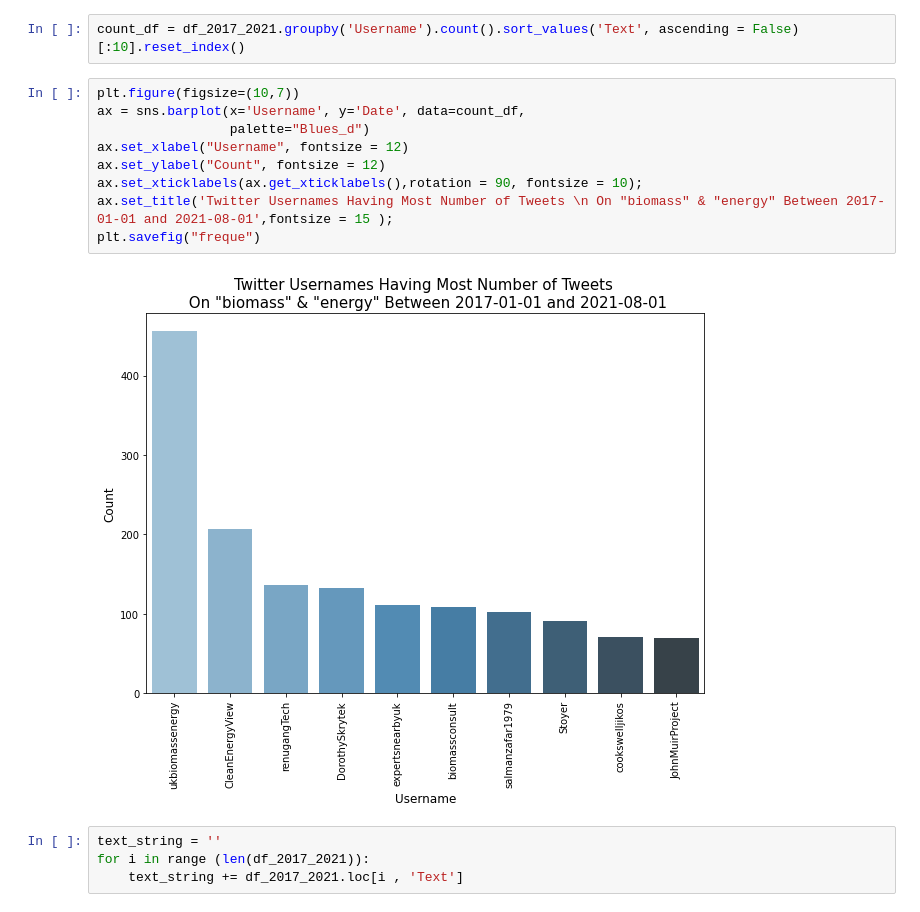
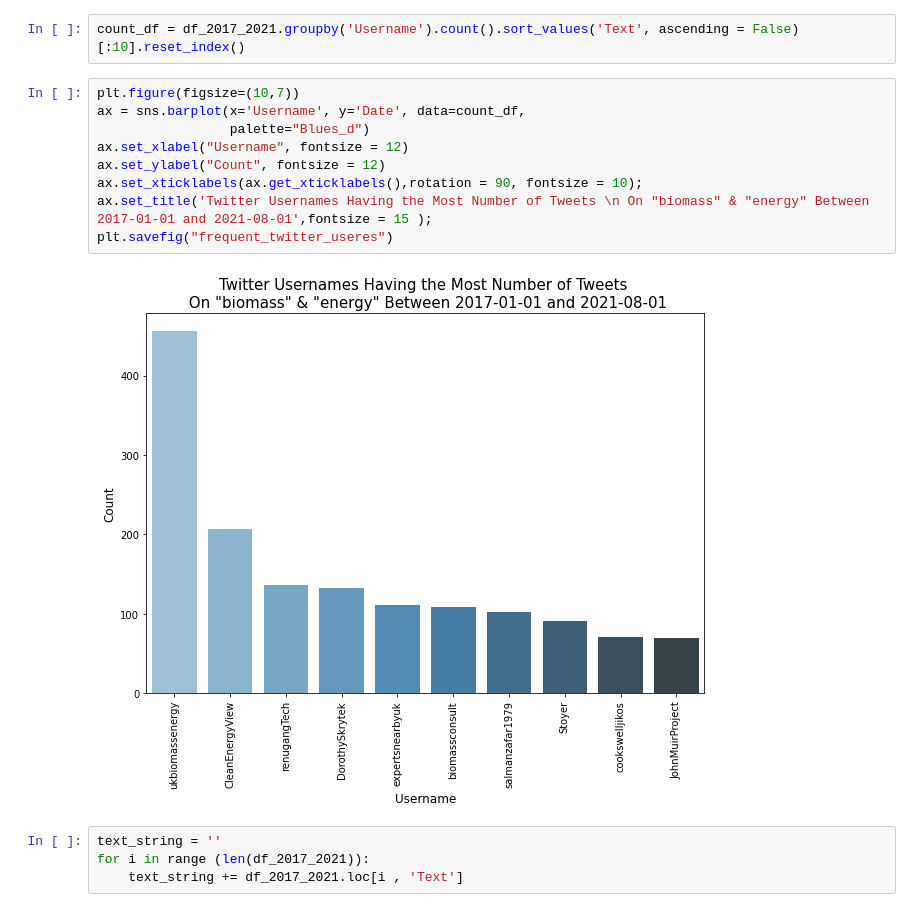
Before and after one commit to Ladan-n/Clean-Energy-Tweets-Analysis, a Jupyter notebook: tweets_analysis_biomass.ipynb, the cells around one changed output. Cells and saved outputs as stored; diff of their text form.

Commit message:
Edits the most twitter accounts graph title.

```diff
--- a/tweets_analysis_biomass.ipynb
+++ b/tweets_analysis_biomass.ipynb
@@ -208,14 +208,14 @@ count_df = df_2017_2021.groupby('Username').count().sort_values('Text', ascendin
 # %%
 plt.figure(figsize=(10,7))
 ax = sns.barplot(x='Username', y='Date', data=count_df,
                  palette="Blues_d")
 ax.set_xlabel("Username", fontsize = 12)
 ax.set_ylabel("Count", fontsize = 12)
 ax.set_xticklabels(ax.get_xticklabels(),rotation = 90, fontsize = 10);
-ax.set_title('Twitter Usernames Having Most Number of Tweets \n On "biomass" & "energy" Between 2017-01-01 and 2021-08-01',fontsize = 15 );
-plt.savefig("freque")
+ax.set_title('Twitter Usernames Having the Most Number of Tweets \n On "biomass" & "energy" Between 2017-01-01 and 2021-08-01',fontsize = 15 );
+plt.savefig("frequent_twitter_useres")
 # %% [output]
-[figure, old version]
+[figure, new version]
 # %%
 text_string = ''
 for i in range (len(df_2017_2021)):
```
